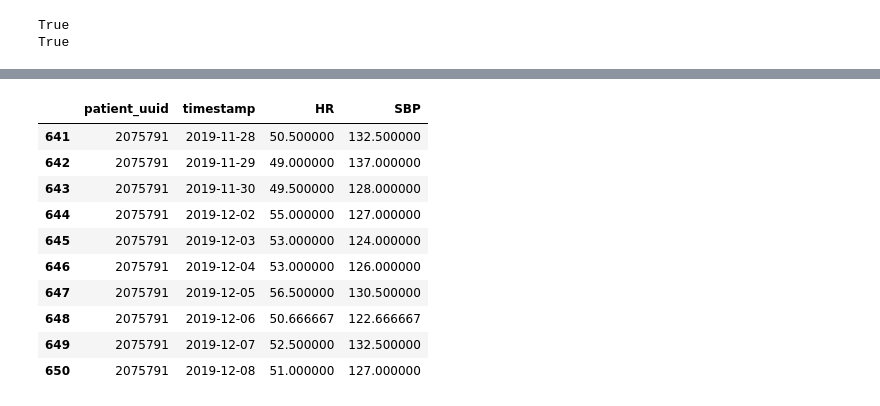
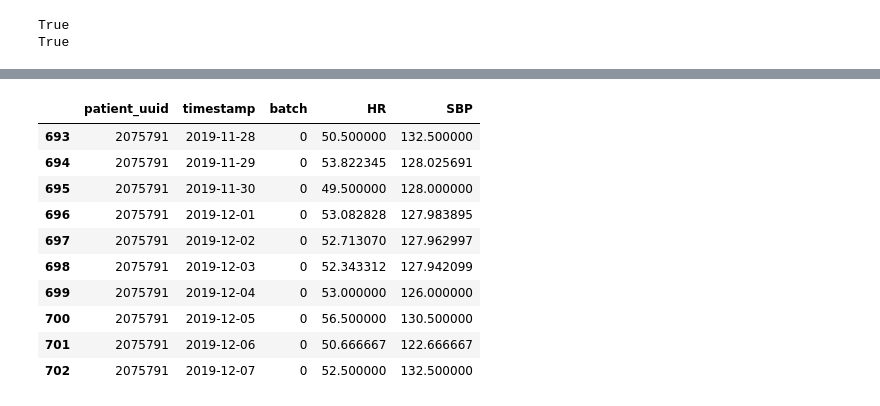
Before and after one commit to PKing70/Sentinel, a Jupyter notebook: VAR/VAR.ipynb, the cells around one changed output, grey strips where cells are left out. Saved outputs shown, nothing was run; the diff lists cells and outputs as text; code cells hidden in the pictures.

```diff
--- a/VAR/VAR.ipynb
+++ b/VAR/VAR.ipynb
@@ -14 +13,3 @@ df_vitals = pd.read_csv('vitals2.csv')
 df_beta = pd.read_csv('beta-blocker-dosages.csv')
+# %%
+df_vitals.columns = ['patient_uuid', 'timestamp', 'batch', 'HR', 'SBP']
@@ -15,27 +25,14 @@ df_beta = pd.read_csv('beta-blocker-dosages.csv')
 # %%
 df_vitals['timestamp'] = pd.to_datetime(df_vitals['timestamp'], errors='coerce')
 
-# might have to add or remove columns due to availability of the data
-df_vitals = df_vitals[['patient_uuid', 'timestamp', 'HR', 'SBP']]
+df_vitals = df_vitals[['patient_uuid', 'timestamp', 'batch', 'HR', 'SBP']]
 
-
-
-df_vitals = df_vitals[(df_vitals.timestamp > '2018-10-01') & (df_vitals.timestamp < '2020-01-14')]
+df_vitals = df_vitals[(df_vitals.timestamp >= '2018-10-01') & (df_vitals.timestamp <= '2020-01-14')]
 df_vitals = df_vitals[~df_vitals['SBP'].isna()]
 df_vitals = df_vitals[~df_vitals['HR'].isna()]
 
-#df_beta['timestamp'] = pd.to_datetime(df_beta['timestamp'], errors='coerce')
-#df_beta = df_beta[~df_beta['timestamp'].isna()]
-#df_beta = df_beta[df_beta['status'] == 'active']
-
-# list of unique patients on beta-blocker
-beta_patients = df_beta['patient_uuid'].unique()
-
-# vitals dataset subset containing patients in beta blockers
-df_vitals2 = df_vitals[df_vitals['patient_uuid'].isin(beta_patients)]
-
 # columns with number of non-empty rows
-(~df_vitals2.isna()).sum() / len(df_vitals2) * 100
+(~df_vitals.isna()).sum() / len(df_vitals) * 100
 # %% [output]
 patient_uuid    100.0
 timestamp       100.0
@@ -66,8 +42,0 @@ df_daily2 = df_vitals2.groupby([df_vitals2.patient_uuid, pd.Grouper(key='timesta
-# %%
-df_recordings_per_patient = df_daily.groupby('patient_uuid').count().reset_index()
-patients_over_30 = list(df_recordings_per_patient[df_recordings_per_patient.HR >= 30].patient_uuid.unique())
-df_daily = df_daily[df_daily.patient_uuid.isin(patients_over_30)]
-
-df_recordings_per_patient2 = df_daily.groupby('patient_uuid').count().reset_index()
-patients_over_30_2 = list(df_recordings_per_patient2[df_recordings_per_patient2.HR >= 30].patient_uuid.unique())
-df_daily2 = df_daily2[df_daily2.patient_uuid.isin(patients_over_30_2)]
@@ -78,0 +47,9 @@ df_recordings_per_patient2[df_recordings_per_patient2.HR > 450]
+# %%
+# Drops batches containing less than 30 observations.
+df_recordings_per_patient = df_vitals.groupby(['patient_uuid', 'batch']).count().reset_index()
+low_batches = df_recordings_per_patient[(df_recordings_per_patient.HR <= 30)][['patient_uuid','batch']]
+
+for i in range(len(low_batches)):
+    low_patient = low_batches.patient_uuid.iloc[i]
+    low_batch = low_batches.batch.iloc[i]
+    df_vitals.drop(df_vitals[(df_vitals.patient_uuid == low_patient) & (df_vitals.batch == low_batch)].index, inplace=True)
@@ -361,15 +374,15 @@ ValueError: array must not contain infs or NaNs
 # %%
-df_daily[df_daily.patient_uuid == patients_over_30[7]].tail(10)
+df_vitals[df_vitals.patient_uuid == patients_over_30[7]].tail(10)
 # %% [output]
-|  | patient_uuid | timestamp | HR | SBP |
-| 641 | 2075791 | 2019-11-28 | 50.500000 | 132.500000 |
-| 642 | 2075791 | 2019-11-29 | 49.000000 | 137.000000 |
-| 643 | 2075791 | 2019-11-30 | 49.500000 | 128.000000 |
-| 644 | 2075791 | 2019-12-02 | 55.000000 | 127.000000 |
-| 645 | 2075791 | 2019-12-03 | 53.000000 | 124.000000 |
-| 646 | 2075791 | 2019-12-04 | 53.000000 | 126.000000 |
-| 647 | 2075791 | 2019-12-05 | 56.500000 | 130.500000 |
-| 648 | 2075791 | 2019-12-06 | 50.666667 | 122.666667 |
-| 649 | 2075791 | 2019-12-07 | 52.500000 | 132.500000 |
-| 650 | 2075791 | 2019-12-08 | 51.000000 | 127.000000 |
+|  | patient_uuid | timestamp | batch | HR | SBP |
+| 693 | 2075791 | 2019-11-28 | 0 | 50.500000 | 132.500000 |
+| 694 | 2075791 | 2019-11-29 | 0 | 53.822345 | 128.025691 |
+| 695 | 2075791 | 2019-11-30 | 0 | 49.500000 | 128.000000 |
+| 696 | 2075791 | 2019-12-01 | 0 | 53.082828 | 127.983895 |
+| 697 | 2075791 | 2019-12-02 | 0 | 52.713070 | 127.962997 |
+| 698 | 2075791 | 2019-12-03 | 0 | 52.343312 | 127.942099 |
+| 699 | 2075791 | 2019-12-04 | 0 | 53.000000 | 126.000000 |
+| 700 | 2075791 | 2019-12-05 | 0 | 56.500000 | 130.500000 |
+| 701 | 2075791 | 2019-12-06 | 0 | 50.666667 | 122.666667 |
+| 702 | 2075791 | 2019-12-07 | 0 | 52.500000 | 132.500000 |
 # %%
```
Also changed, not shown: parts of 48 cells of this notebook, 1 other file.
